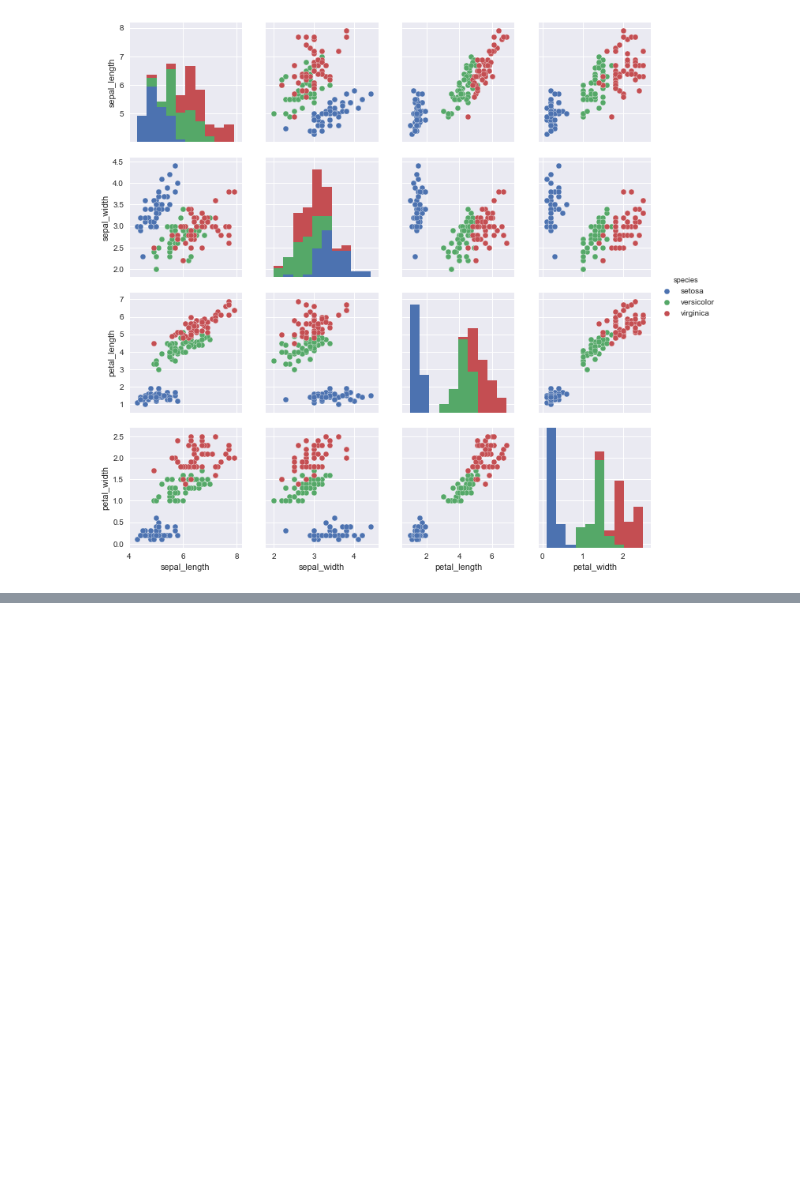
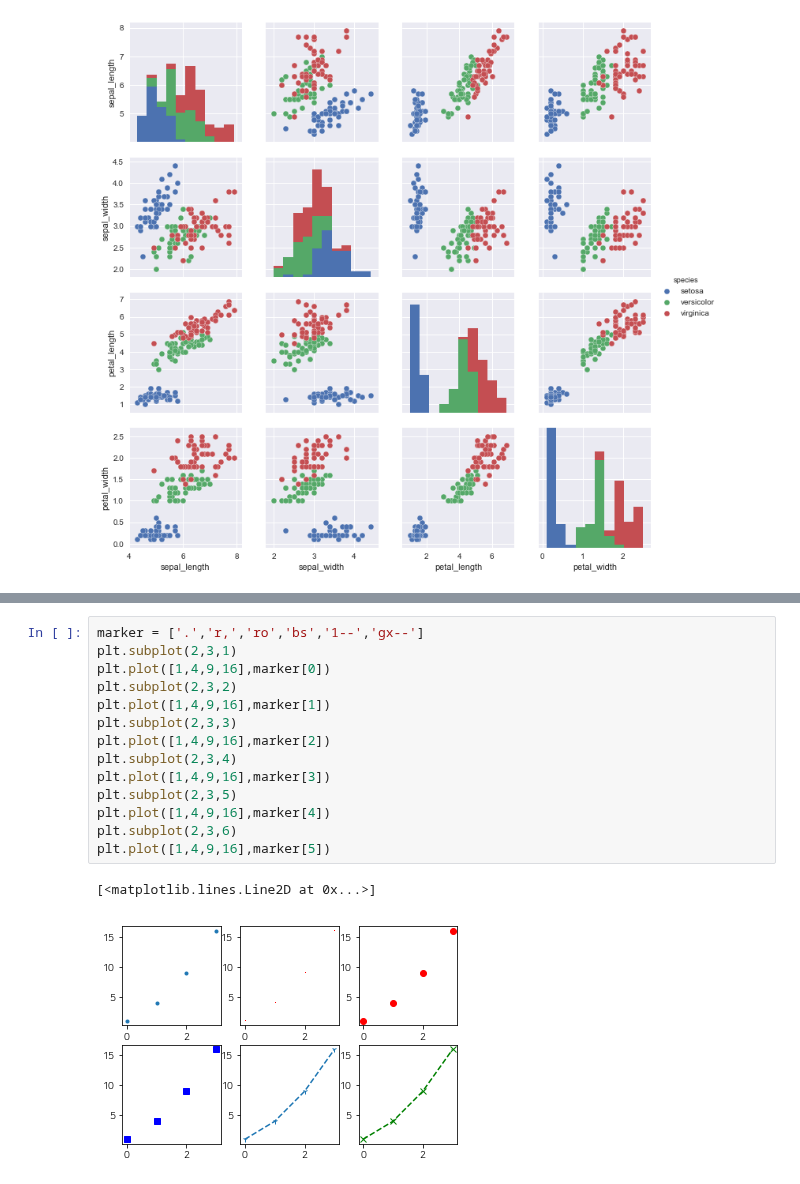
Before and after one commit to chankoo/python, a Jupyter notebook: 6.2 Visualization.ipynb, the cells around one changed output, grey strips where cells are left out. Drawn from its saved outputs; the diff is of its cells as text; blank space fills up the shorter version.

```diff
--- a/6.2 Visualization.ipynb
+++ b/6.2 Visualization.ipynb
@@ -119,0 +143,17 @@ sns.pairplot(iris, hue='species')
+# %%
+marker = ['.','r,','ro','bs','1--','gx--']
+plt.subplot(2,3,1)
+plt.plot([1,4,9,16],marker[0])
+plt.subplot(2,3,2)
+plt.plot([1,4,9,16],marker[1])
+plt.subplot(2,3,3)
+plt.plot([1,4,9,16],marker[2])
+plt.subplot(2,3,4)
+plt.plot([1,4,9,16],marker[3])
+plt.subplot(2,3,5)
+plt.plot([1,4,9,16],marker[4])
+plt.subplot(2,3,6)
+plt.plot([1,4,9,16],marker[5])
+# %% [output]
+[<matplotlib.lines.Line2D at 0x...>]
+[figure, added]
```
Also changed, not shown: parts of 16 cells of this notebook.
